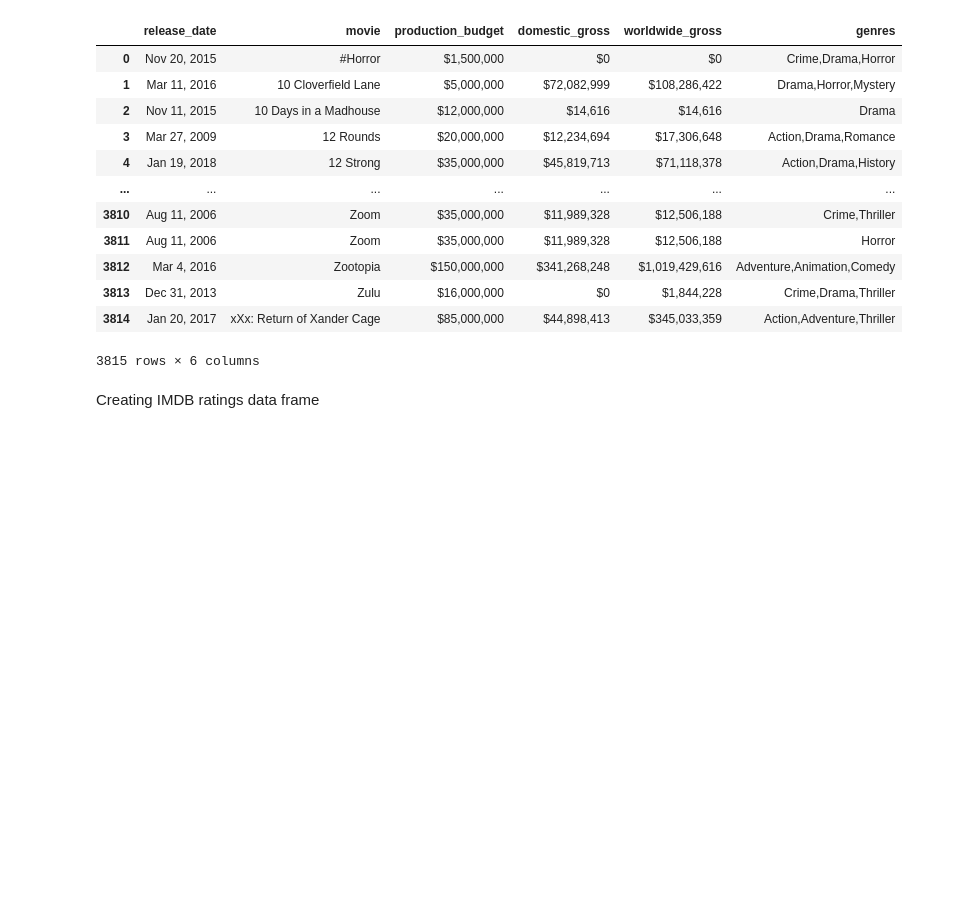
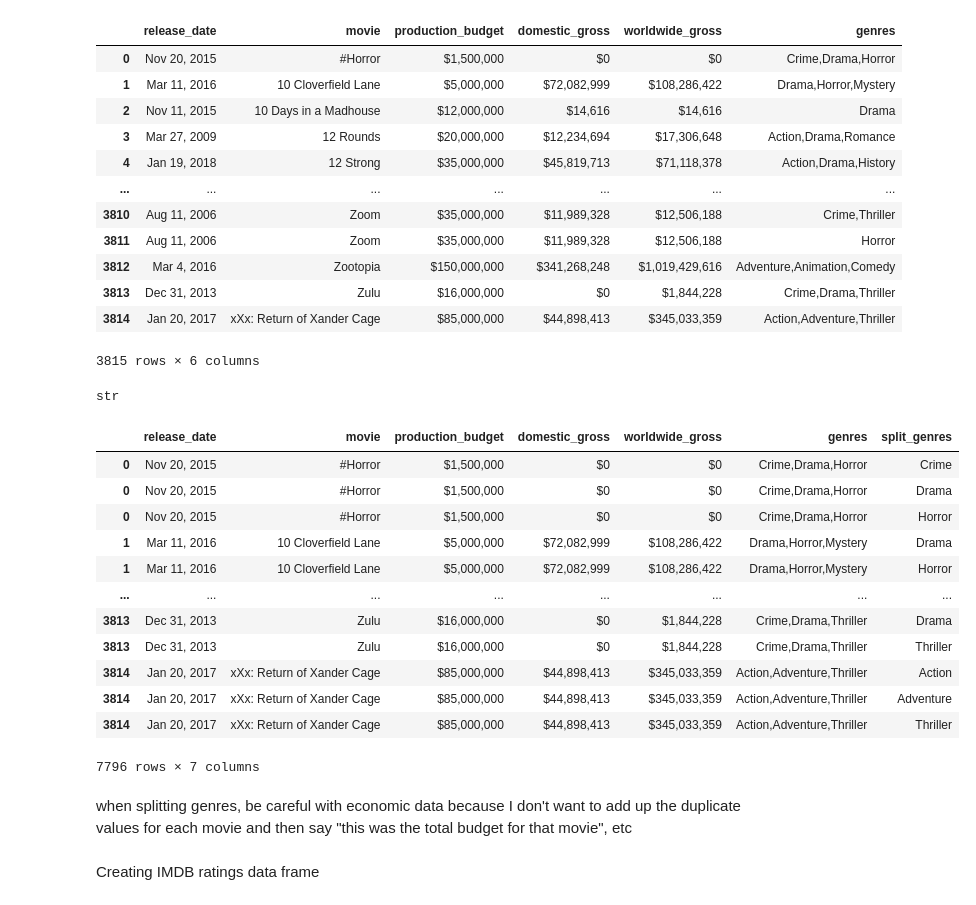
Before and after one commit to nancyho83/Microsoft_Movie_Analysis, a Jupyter notebook: notebook.ipynb, the cells around one changed output. Cells and saved outputs as stored; diff of their text form; code cells hidden in the pictures; blank space fills up the shorter version.

```diff
--- a/notebook.ipynb
+++ b/notebook.ipynb
@@ -76,6 +76,32 @@ gross_df
 | 3813 | Dec 31, 2013 | Zulu | $16,000,000 | $0 | $1,844,228 | Crime,Drama,Thriller |
 | 3814 | Jan 20, 2017 | xXx: Return of Xander Cage | $85,000,000 | $44,898,413 | $345,033,359 | Action,Adventure,Thriller |
 3815 rows × 6 columns
+# %%
+gross_df['split_genres'] = gross_df['genres'].str.split(',')
+gross_df = gross_df.dropna(subset = ['genres'])
+# %%
+type(gross_df['domestic_gross'].iloc[0])
+# %% [output]
+str
+# %%
+gross_df = gross_df.explode('split_genres')
+gross_df
+# %% [output]
+|  | release_date | movie | production_budget | domestic_gross | worldwide_gross | genres | split_genres |
+| 0 | Nov 20, 2015 | #Horror | $1,500,000 | $0 | $0 | Crime,Drama,Horror | Crime |
+| 0 | Nov 20, 2015 | #Horror | $1,500,000 | $0 | $0 | Crime,Drama,Horror | Drama |
+| 0 | Nov 20, 2015 | #Horror | $1,500,000 | $0 | $0 | Crime,Drama,Horror | Horror |
+| 1 | Mar 11, 2016 | 10 Cloverfield Lane | $5,000,000 | $72,082,999 | $108,286,422 | Drama,Horror,Mystery | Drama |
+| 1 | Mar 11, 2016 | 10 Cloverfield Lane | $5,000,000 | $72,082,999 | $108,286,422 | Drama,Horror,Mystery | Horror |
+| ... | ... | ... | ... | ... | ... | ... | ... |
+| 3813 | Dec 31, 2013 | Zulu | $16,000,000 | $0 | $1,844,228 | Crime,Drama,Thriller | Drama |
+| 3813 | Dec 31, 2013 | Zulu | $16,000,000 | $0 | $1,844,228 | Crime,Drama,Thriller | Thriller |
+| 3814 | Jan 20, 2017 | xXx: Return of Xander Cage | $85,000,000 | $44,898,413 | $345,033,359 | Action,Adventure,Thriller | Action |
+| 3814 | Jan 20, 2017 | xXx: Return of Xander Cage | $85,000,000 | $44,898,413 | $345,033,359 | Action,Adventure,Thriller | Adventure |
+| 3814 | Jan 20, 2017 | xXx: Return of Xander Cage | $85,000,000 | $44,898,413 | $345,033,359 | Action,Adventure,Thriller | Thriller |
+7796 rows × 7 columns
+# %% [markdown]
+when splitting genres, be careful with economic data because I don't want to add up the duplicate values for each movie and then say "this was the total budget for that movie", etc
 # %% [markdown]
 Creating IMDB ratings data frame
 # %%
```
Also changed, not shown: parts of 11 cells of this notebook.
